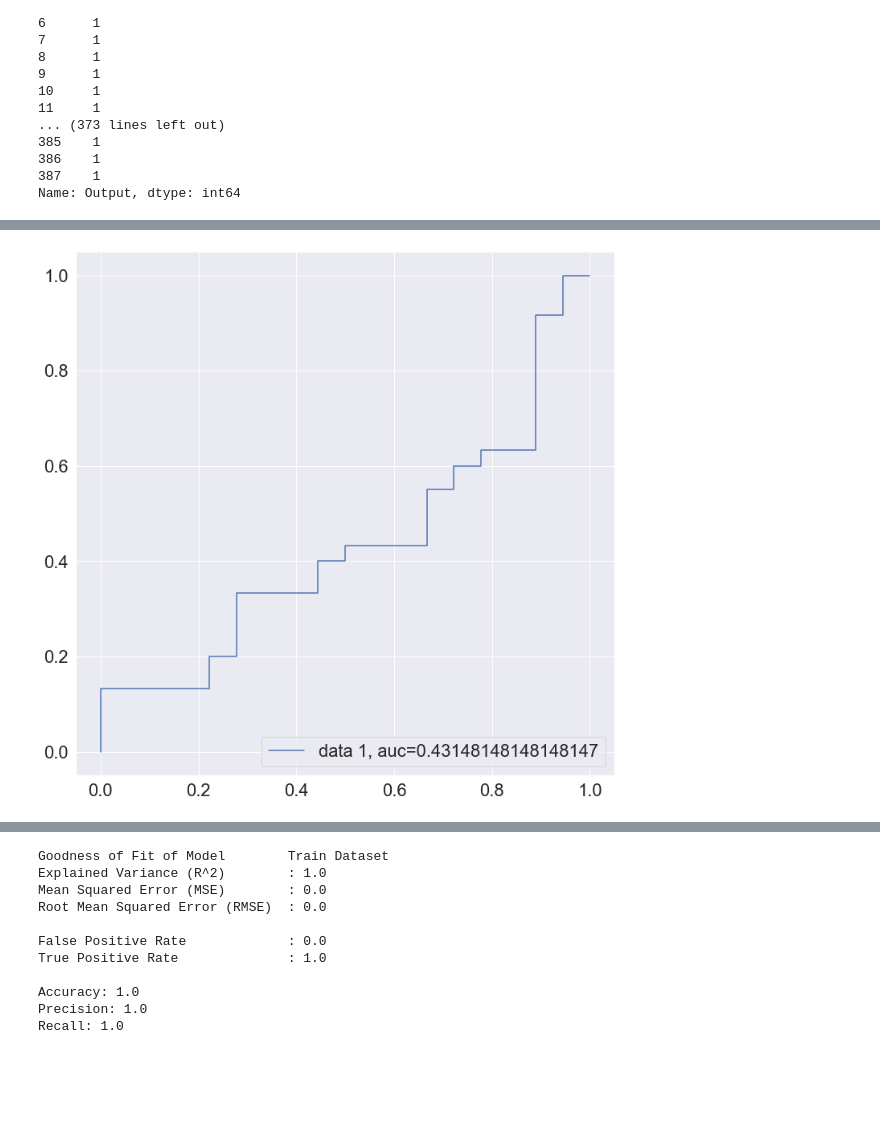
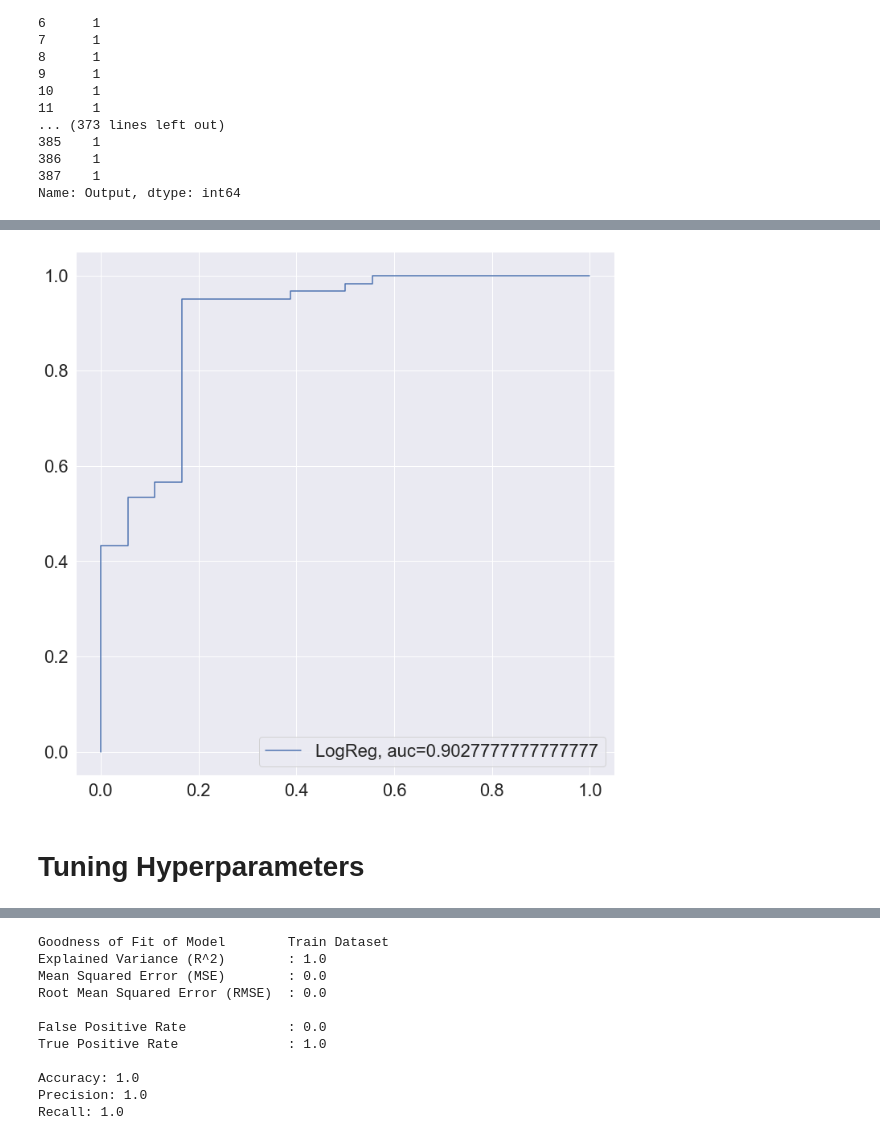
Before and after one commit to DanielxDante/restaurant-conundrum, a Jupyter notebook: Modelling branch.ipynb, the cells around one changed output, grey strips where cells are left out. Saved outputs shown, nothing was run; the diff lists cells and outputs as text; code cells hidden in the pictures; blank space fills up the shorter version.

```diff
--- a/Modelling branch.ipynb
+++ b/Modelling branch.ipynb
@@ -153,9 +153,12 @@ from sklearn import metrics
 # from sklearn.metrics import confusion_matrix
 # from sklearn.metrics import roc_curve
 # from sklearn.metrics import roc_auc_score
+from sklearn.preprocessing import StandardScaler
 
 
 Input = foodDelivery.drop(['Output', "Medium (P1)", "Medium (P2)", "Meal(P1)", "Meal(P2)", "Perference(P1)", "Perference(P2)", "Reviews"], axis = 1)
+sc = StandardScaler()
+Input = sc.fit_transform(Input)
 Output = foodDelivery['Output']
 
 X_train_log, X_test_log, y_train_log, y_test_log = train_test_split(Input, Output, test_size = 0.20, random_state = 0)
@@ -245,11 +248,13 @@ Recall: 1.0
 # %%
 y_pred_proba_log = logreg.predict_proba(X_test_log)[::,1]
 fpr, tpr, _ = metrics.roc_curve(y_test_log, y_pred_proba_log)
 auc = metrics.roc_auc_score(y_test_log, y_pred_proba_log)
 
 plt.figure(figsize = (12, 12))
-plt.plot(fpr,tpr,label="data 1, auc="+str(auc))
+plt.plot(fpr,tpr,label="LogReg, auc="+str(auc))
 plt.legend(loc=4)
 plt.show()
 # %% [output]
-[figure, old version]
+[figure, new version]
+# %% [markdown]
+# Tuning Hyperparameters
```
Also changed, not shown: parts of 14 cells of this notebook.
